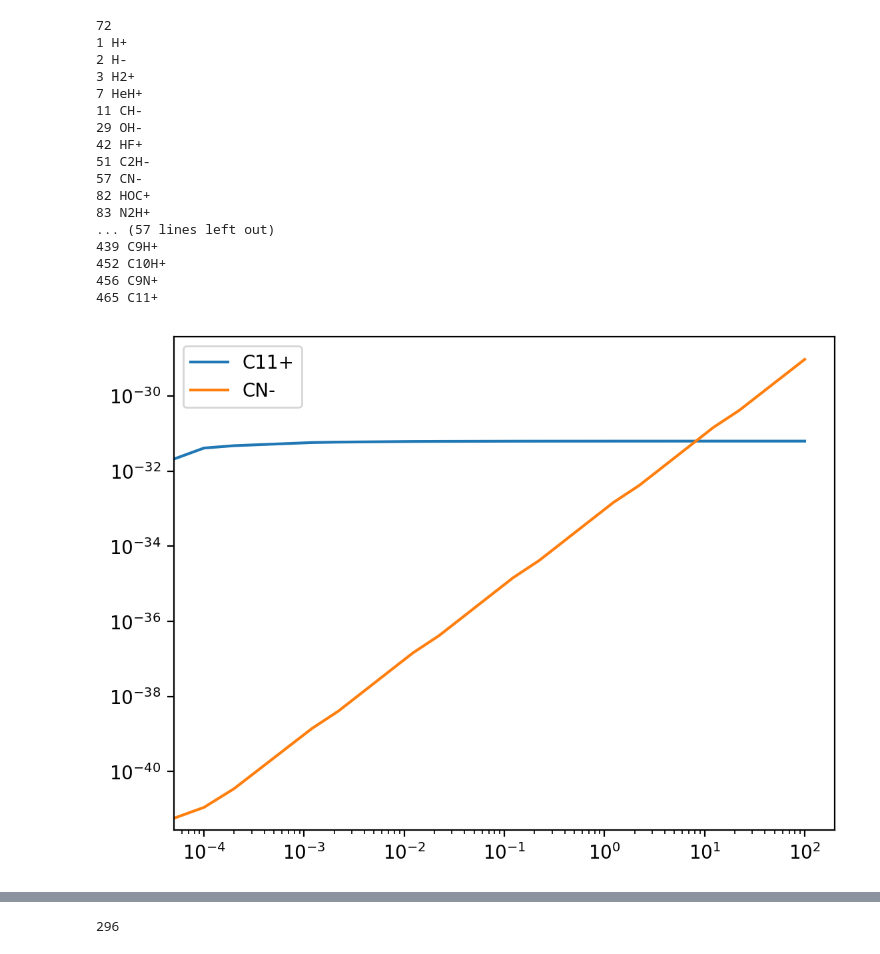
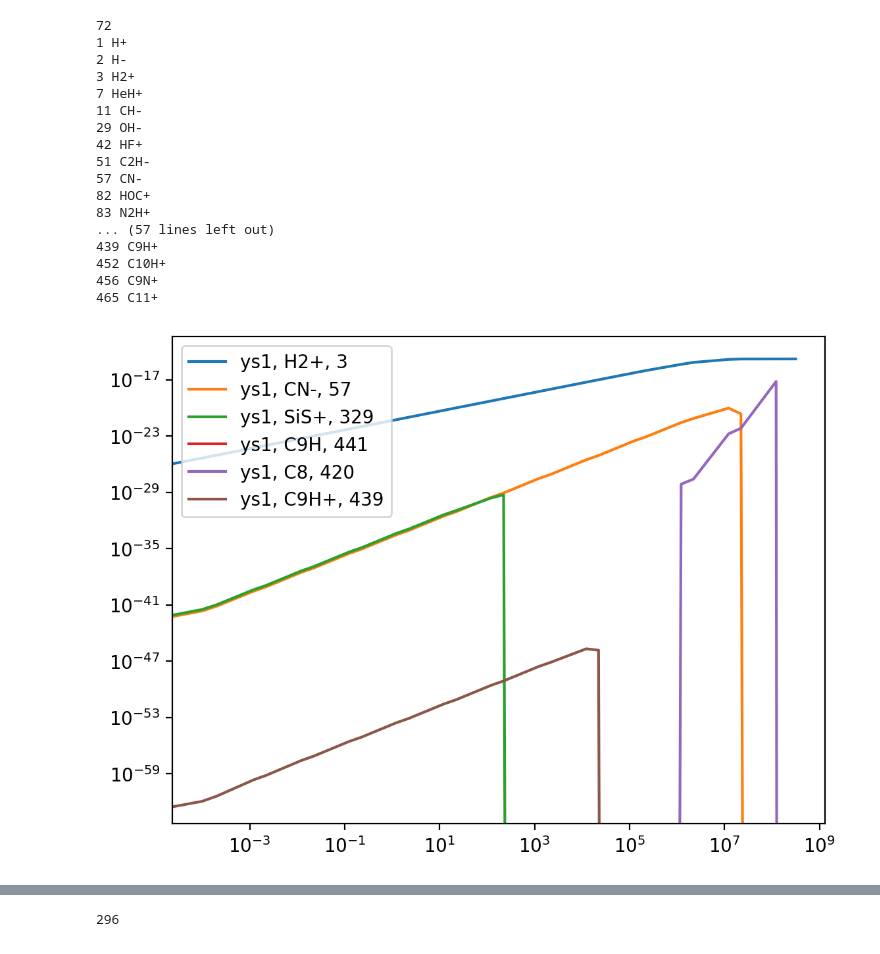
Before and after one commit to silkemaes/ChemPy, a Jupyter notebook: solver.ipynb, the cells around one changed output, grey strips where cells are left out. Cells and saved outputs as stored; diff of their text form; code cells hidden in the pictures.

```diff
--- a/solver.ipynb
+++ b/solver.ipynb
@@ -49,9 +145,0 @@ print(yr_to_sec)
-# %%
-n, nconsv, specs = initialise_abs(chemtype)     # n_consv = TOTAL in fortran code
-timesteps = 1
-
-ndot        = np.zeros(len(n))
-nconsvdot   = np.zeros(len(nconsv))
-t           = np.zeros(timesteps)
-
-k = calculate_rates(T, δ, Av)
@@ -159,12 +245,17 @@ for i in range(len(idx_neg)):
 452 C10H+
 456 C9N+
 465 C11+
-# %%
-nbs = [465, 57]
-
-for nb in nbs:
-    plt.loglog(ts, -ys[nb], label = specs[nb])
-plt.legend()
-plt.show()
-# %% [output]
-[figure, removed]
+# %%
+nbs = [57, 26, 55, 30, 9, 88, 3, 60, 18, 450, 454, 47, 134, 138, 254, 262,329, 341, 376, 381, 408, 409, 420, 425, 439, 441, 60]
+
+nbs = [3, 57, 329, 441, 420, 439]
+
+for nb in nbs:
+    plt.loglog(ts1, -ys1[nb], label = "ys1, "+specs[nb]+', '+str(nb))
+    # plt.loglog(ts2, -ys2[nb], label = "ys2, "+specs[nb])
+    # plt.loglog(ts3, -ys3[nb], label = "ys3, "+specs[nb])
+    # plt.loglog(ts4, -ys4[nb], label = "ys4, "+specs[nb])
+plt.legend(loc = 'upper left')
+plt.show()
+# %% [output]
+[figure, added]
```
Also changed, not shown: parts of 17 cells of this notebook, 2 other files.
